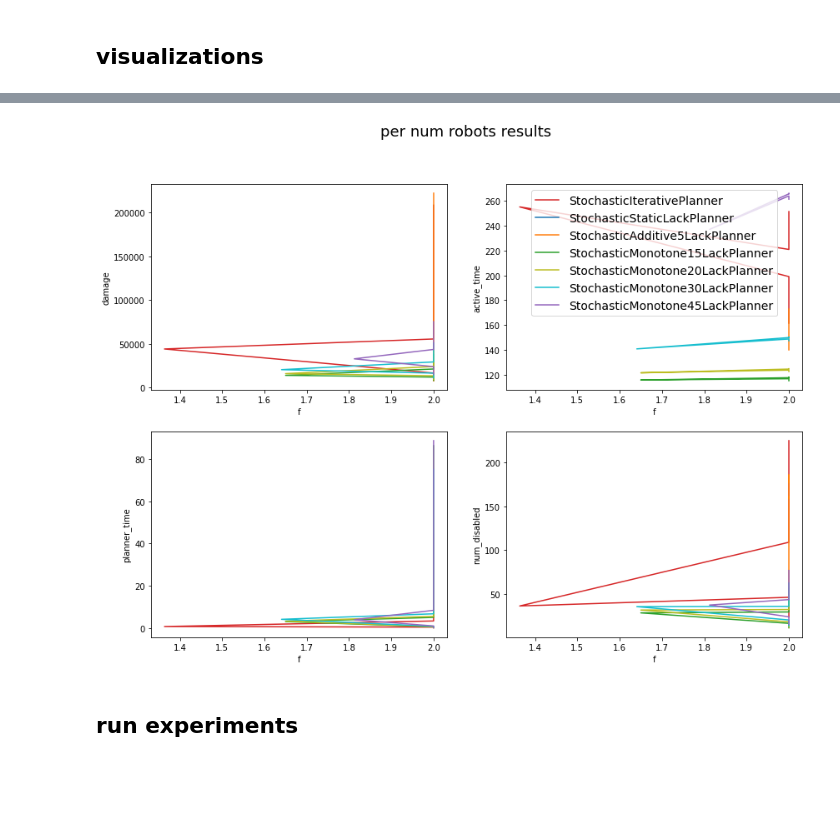
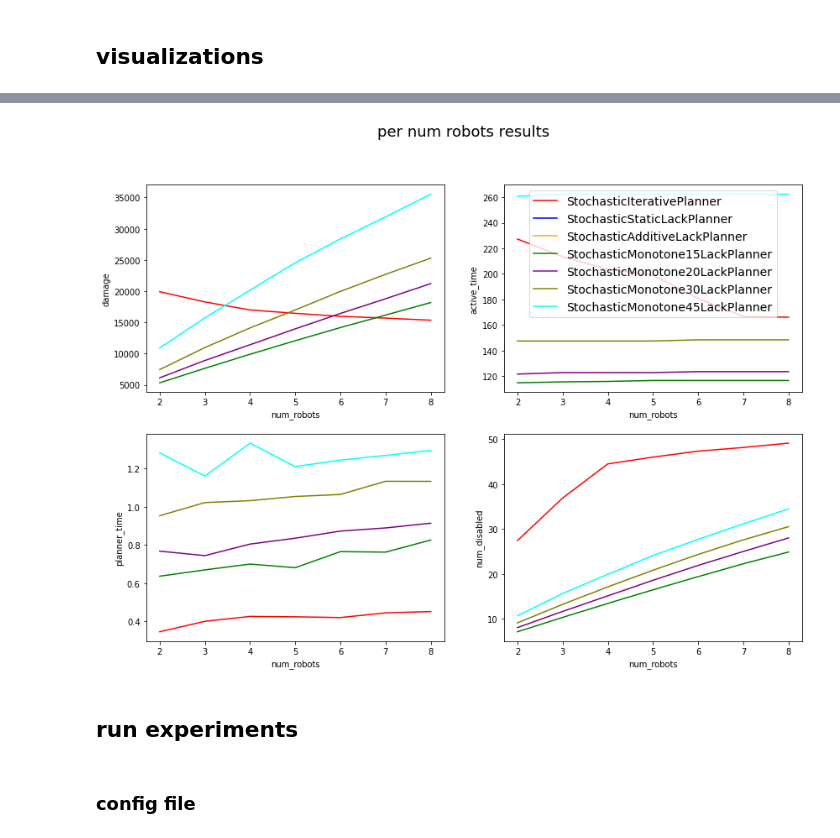
Before and after one commit to Elilgo324/dsd, a Jupyter notebook: experiments/stochastic/stochastic_analysis.ipynb, the cells around one changed output, grey strips where cells are left out. Cells and saved outputs as stored; diff of their text form; code cells hidden in the pictures; blank space fills up the shorter version.

```diff
--- a/experiments/stochastic/stochastic_analysis.ipynb
+++ b/experiments/stochastic/stochastic_analysis.ipynb
@@ -52,6 +60,6 @@ agents_number_df = [agents_number_df.loc[agents_number_df['planner'] == name] fo
 # %%
 Y = ['damage', 'active_time', 'planner_time', 'num_disabled']
-X = ['num_agents' for y in Y]
+X = ['num_agents' for _ in Y]
 
 plt.figure(figsize=(14,10))
 plt.suptitle('per num agents results', fontsize=18)
@@ -62,12 +70,12 @@ for i in range(len(Y)):
     plt.subplot(2, 2, i+1)
     plt.xlabel(x)
     plt.ylabel(y)
-    for j in range(len(agents_number_df)):
-        r = agents_number_df[j]
-        plt.plot(list(r[x]), list(r[y]), c=colors[j])
+    for j in range(len(agents_results)):
+        r = agents_results[j]
+        plt.plot(list(r[x]), list(r[y]), c=list(planners_colors.values())[j])
 
     if i==1:
-        plt.legend(planners_names, fontsize='14')
+        plt.legend(planners_colors.keys(), fontsize='14')
 
 plt.savefig('./plots/stochastic_num_agents.png')
 plt.show()
@@ -76,8 +84,8 @@ plt.show()
 # %%
-f_df = [f_df.loc[f_df['planner'] == name] for name in planners_names]
+f_results = [f_df.loc[f_df['planner'] == name] for name in planners_colors.keys()]
 # %%
 Y = ['damage', 'active_time', 'planner_time', 'num_disabled']
-X = ['f' for y in Y]
+X = ['f' for _ in Y]
 
 plt.figure(figsize=(14,10))
 plt.suptitle('per f results', fontsize=18)
@@ -88,12 +96,12 @@ for i in range(len(Y)):
     plt.subplot(2, 2, i+1)
     plt.xlabel(x)
     plt.ylabel(y)
-    for j in range(len(f_df)):
-        r = f_df[j]
-        plt.plot(list(r[x]), list(r[y]), c=colors[j])
+    for j in range(len(f_results)):
+        r = f_results[j]
+        plt.plot(list(r[x]), list(r[y]), c=list(planners_colors.values())[j])
 
     if i==1:
-        plt.legend(planners_names, fontsize='14')
+        plt.legend(planners_colors.keys(), fontsize='14')
 
 plt.savefig('./plots/stochastic_f.png')
 plt.show()
@@ -102,28 +110,30 @@ plt.show()
 # %%
-robots_df = [robots_df.loc[robots_df['planner'] == name] for name in planners_names]
+robots_results = [robots_df.loc[robots_df['planner'] == name] for name in planners_colors.keys()]
 # %%
 Y = ['damage', 'active_time', 'planner_time', 'num_disabled']
-X = ['f' for y in Y]
+X = ['num_robots' for _ in Y]
 
 plt.figure(figsize=(14,10))
 plt.suptitle('per num robots results', fontsize=18)
 
 for i in range(len(Y)):
     x, y = X[i], Y[i]
 
     plt.subplot(2, 2, i+1)
     plt.xlabel(x)
     plt.ylabel(y)
-    for j in range(len(robots_df)):
-        r = robots_df[j]
-        plt.plot(list(r[x]), list(r[y]), c=colors[j])
+    for j in range(len(robots_results)):
+        r = robots_results[j]
+        plt.plot(list(r[x]), list(r[y]), c=list(planners_colors.values())[j])
 
     if i==1:
-        plt.legend(planners_names, fontsize='14')
+        plt.legend(planners_colors.keys(), fontsize='14')
 
 plt.savefig('./plots/stochastic_num_robots.png')
 plt.show()
 # %% [output]
-[figure, old version]
+[figure, new version]
 # %% [markdown]
 ## run experiments
+# %% [markdown]
+### config file
```
Also changed, not shown: parts of 14 cells of this notebook, 11 other files.
